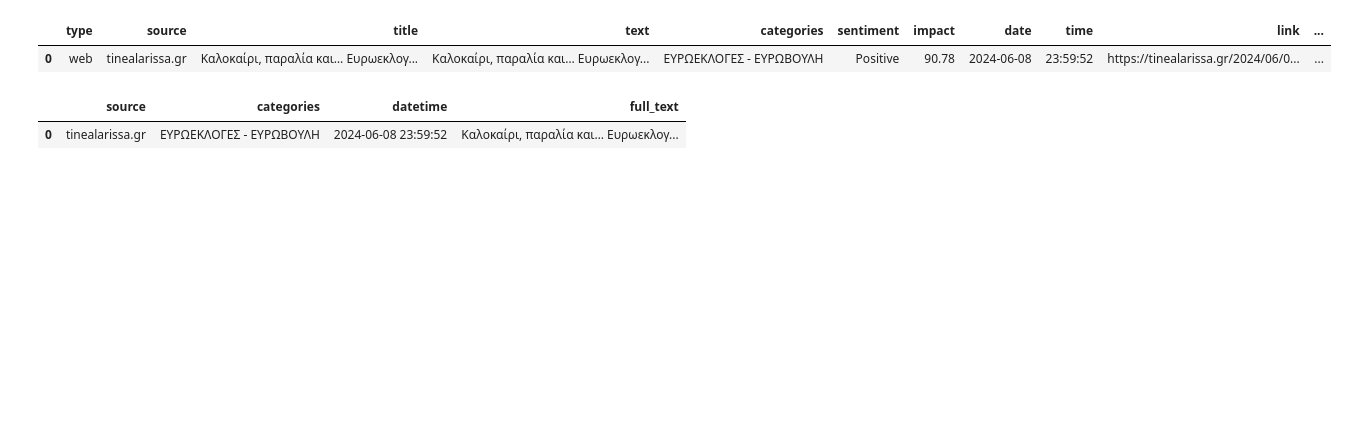
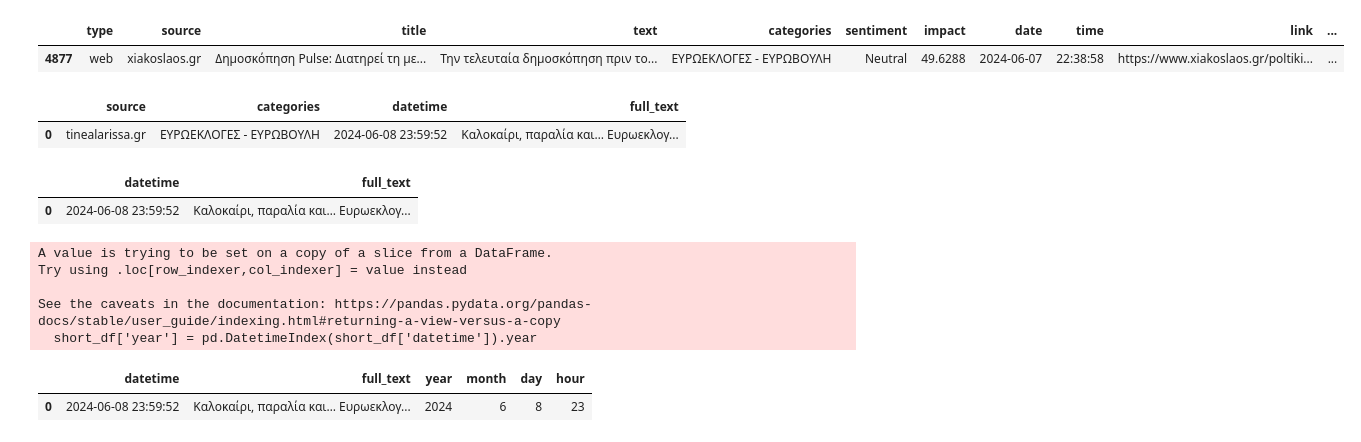
Before and after one commit to marilikalantzi/datajour, a Jupyter notebook: Nb1_final_project.ipynb, the cells around one changed output. Cells and saved outputs as stored; diff of their text form; code cells hidden in the pictures; blank space fills up the shorter version.

```diff
--- a/Nb1_final_project.ipynb
+++ b/Nb1_final_project.ipynb
@@ -20,10 +20,10 @@ df = df.reset_index(drop=True)
 # %%
 df['full_text'] = df[['title', 'text']].agg(' '.join, axis=1)
 # %%
-df.head(1)
+df.tail(1)
 # %% [output]
 |  | type | source | title | text | categories | sentiment | impact | date | time | link | ... |
-| 0 | web | tinealarissa.gr | Καλοκαίρι, παραλία και… Ευρωεκλογ... | Καλοκαίρι, παραλία και… Ευρωεκλογ... | ΕΥΡΩΕΚΛΟΓΕΣ - ΕΥΡΩΒΟΥΛΗ | Positive | 90.78 | 2024-06-08 | 23:59:52 | https://tinealarissa.gr/2024/06/0... | ... |
+| 4877 | web | xiakoslaos.gr | Δημοσκόπηση Pulse: Διατηρεί τη με... | Την τελευταία δημοσκόπηση πριν το... | ΕΥΡΩΕΚΛΟΓΕΣ - ΕΥΡΩΒΟΥΛΗ | Neutral | 49.6288 | 2024-06-07 | 22:38:58 | https://www.xiakoslaos.gr/poltiki... | ... |
 # %%
 df['datetime'] = df[['date', 'time']].agg(' '.join, axis=1)
 # %%
@@ -32,3 +32,25 @@ selected_cols_df.head(1)
 # %% [output]
 |  | source | categories | datetime | full_text |
 | 0 | tinealarissa.gr | ΕΥΡΩΕΚΛΟΓΕΣ - ΕΥΡΩΒΟΥΛΗ | 2024-06-08 23:59:52 | Καλοκαίρι, παραλία και… Ευρωεκλογ... |
+# %%
+short_df = selected_cols_df[['datetime' ,'full_text']]
+short_df.head(1)
+# %% [output]
+|  | datetime | full_text |
+| 0 | 2024-06-08 23:59:52 | Καλοκαίρι, παραλία και… Ευρωεκλογ... |
+# %%
+short_df['year'] = pd.DatetimeIndex(short_df['datetime']).year
+short_df['month'] = pd.DatetimeIndex(short_df['datetime']).month
+short_df['day'] = pd.DatetimeIndex(short_df['datetime']).day
+short_df['hour'] = pd.DatetimeIndex(short_df['datetime']).hour
+# %% [output]
+A value is trying to be set on a copy of a slice from a DataFrame.
+Try using .loc[row_indexer,col_indexer] = value instead
+
+See the caveats in the documentation: https://pandas.pydata.org/pandas-docs/stable/user_guide/indexing.html#returning-a-view-versus-a-copy
+  short_df['year'] = pd.DatetimeIndex(short_df['datetime']).year
+# %%
+short_df.head(1)
+# %% [output]
+|  | datetime | full_text | year | month | day | hour |
+| 0 | 2024-06-08 23:59:52 | Καλοκαίρι, παραλία και… Ευρωεκλογ... | 2024 | 6 | 8 | 23 |
```
Also changed, not shown: parts of 9 cells of this notebook.
